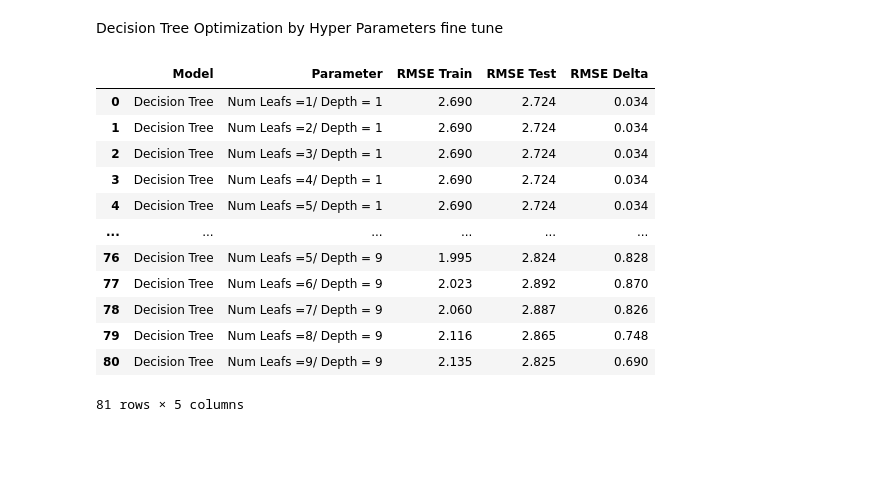
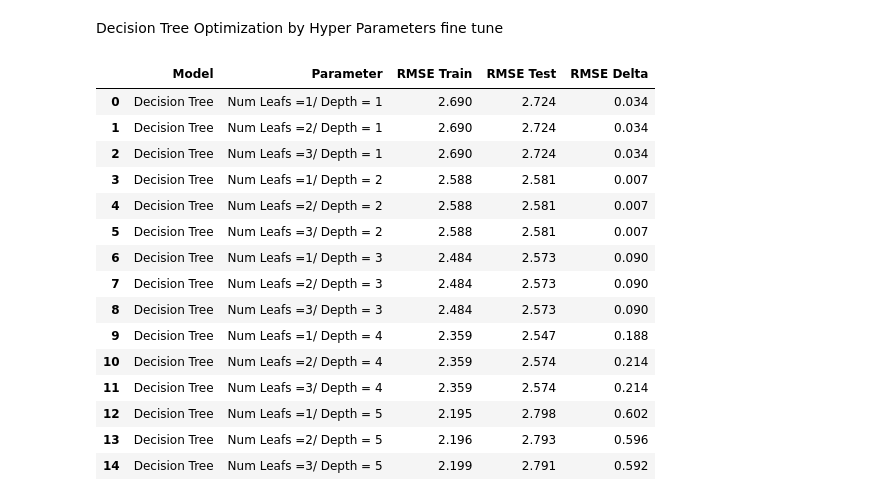
Before and after one commit to doctorf72/Naya_ML_RegressionProject, a Jupyter notebook: Regression_Project.ipynb, the cells around one changed output. Saved outputs shown, nothing was run; the diff lists cells and outputs as text; code cells hidden in the pictures; blank space fills up the shorter version.

```diff
--- a/Regression_Project.ipynb
+++ b/Regression_Project.ipynb
@@ -810,45 +806,48 @@ DT_ModelsCompare = pd.DataFrame(columns = ['Model','Parameter', 'RMSE Train','RM
 # %%
 DT_ModelsCompare = pd.DataFrame(columns = ['Model','Parameter', 'RMSE Train','RMSE Test'])
 
-for depth in range(1,10,1):
-  for num_of_leafs in range(1,10,1):
+for depth in range(1,6,1):
+  for num_of_leafs in range(1,4,1):
     X = df_train.drop(['PRG','ID', 'Sepssis'], axis=1)
     y = df_train['PRG']
 
     model = DecisionTreeRegressor(min_samples_leaf=num_of_leafs,
                               ccp_alpha=0.01,
                               max_leaf_nodes=40,
                               max_depth=depth)
     model.fit(X, y)
 
     y_pred = model.predict(X)
     PRG_rmse = mse(y, y_pred, squared=False)
 
     # df_test.drop(['ID','PRG prediction', 'PRG pred multivariate.' ], axis=1, inplace = True)
     # df_test.head()
 
     X = df_test.drop(['PRG',], axis=1)
     y = df_test['PRG']
 
     y_pred = model.predict(X)
     PG_Test_rmse = mse(y, y_pred, squared=False)
 
     DT_ModelsCompare.loc[len(DT_ModelsCompare.index)] = ["Decision Tree", "Num Leafs ="+str(num_of_leafs)+"/ Depth = "+str(depth), PRG_rmse, PG_Test_rmse]
 
 DT_ModelsCompare['RMSE Delta'] = (DT_ModelsCompare['RMSE Train'] - DT_ModelsCompare['RMSE Test']).abs()
 pd.options.display.float_format = "{:,.3f}".format
 DT_ModelsCompare
 # %% [output]
 |  | Model | Parameter | RMSE Train | RMSE Test | RMSE Delta |
 | 0 | Decision Tree | Num Leafs =1/ Depth = 1 | 2.690 | 2.724 | 0.034 |
 | 1 | Decision Tree | Num Leafs =2/ Depth = 1 | 2.690 | 2.724 | 0.034 |
 | 2 | Decision Tree | Num Leafs =3/ Depth = 1 | 2.690 | 2.724 | 0.034 |
-| 3 | Decision Tree | Num Leafs =4/ Depth = 1 | 2.690 | 2.724 | 0.034 |
-| 4 | Decision Tree | Num Leafs =5/ Depth = 1 | 2.690 | 2.724 | 0.034 |
-| ... | ... | ... | ... | ... | ... |
-| 76 | Decision Tree | Num Leafs =5/ Depth = 9 | 1.995 | 2.824 | 0.828 |
-| 77 | Decision Tree | Num Leafs =6/ Depth = 9 | 2.023 | 2.892 | 0.870 |
-| 78 | Decision Tree | Num Leafs =7/ Depth = 9 | 2.060 | 2.887 | 0.826 |
-| 79 | Decision Tree | Num Leafs =8/ Depth = 9 | 2.116 | 2.865 | 0.748 |
-| 80 | Decision Tree | Num Leafs =9/ Depth = 9 | 2.135 | 2.825 | 0.690 |
+| 3 | Decision Tree | Num Leafs =1/ Depth = 2 | 2.588 | 2.581 | 0.007 |
+| 4 | Decision Tree | Num Leafs =2/ Depth = 2 | 2.588 | 2.581 | 0.007 |
+| 5 | Decision Tree | Num Leafs =3/ Depth = 2 | 2.588 | 2.581 | 0.007 |
+| 6 | Decision Tree | Num Leafs =1/ Depth = 3 | 2.484 | 2.573 | 0.090 |
+| 7 | Decision Tree | Num Leafs =2/ Depth = 3 | 2.484 | 2.573 | 0.090 |
+| 8 | Decision Tree | Num Leafs =3/ Depth = 3 | 2.484 | 2.573 | 0.090 |
+| 9 | Decision Tree | Num Leafs =1/ Depth = 4 | 2.359 | 2.547 | 0.188 |
+| 10 | Decision Tree | Num Leafs =2/ Depth = 4 | 2.359 | 2.574 | 0.214 |
+| 11 | Decision Tree | Num Leafs =3/ Depth = 4 | 2.359 | 2.574 | 0.214 |
+| 12 | Decision Tree | Num Leafs =1/ Depth = 5 | 2.195 | 2.798 | 0.602 |
+| 13 | Decision Tree | Num Leafs =2/ Depth = 5 | 2.196 | 2.793 | 0.596 |
+| 14 | Decision Tree | Num Leafs =3/ Depth = 5 | 2.199 | 2.791 | 0.592 |
-81 rows × 5 columns
```
Also changed, not shown: parts of 7 cells of this notebook.
